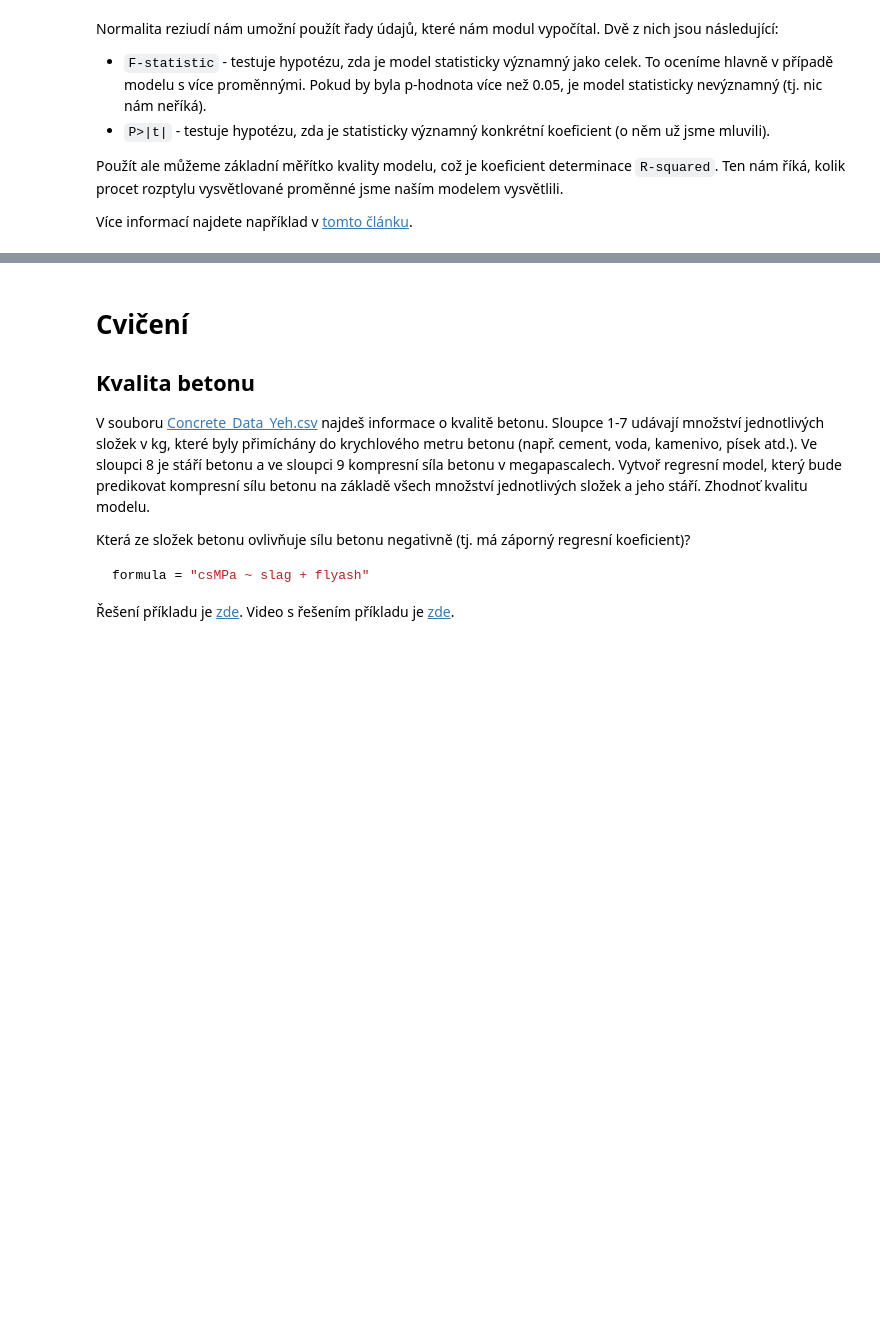
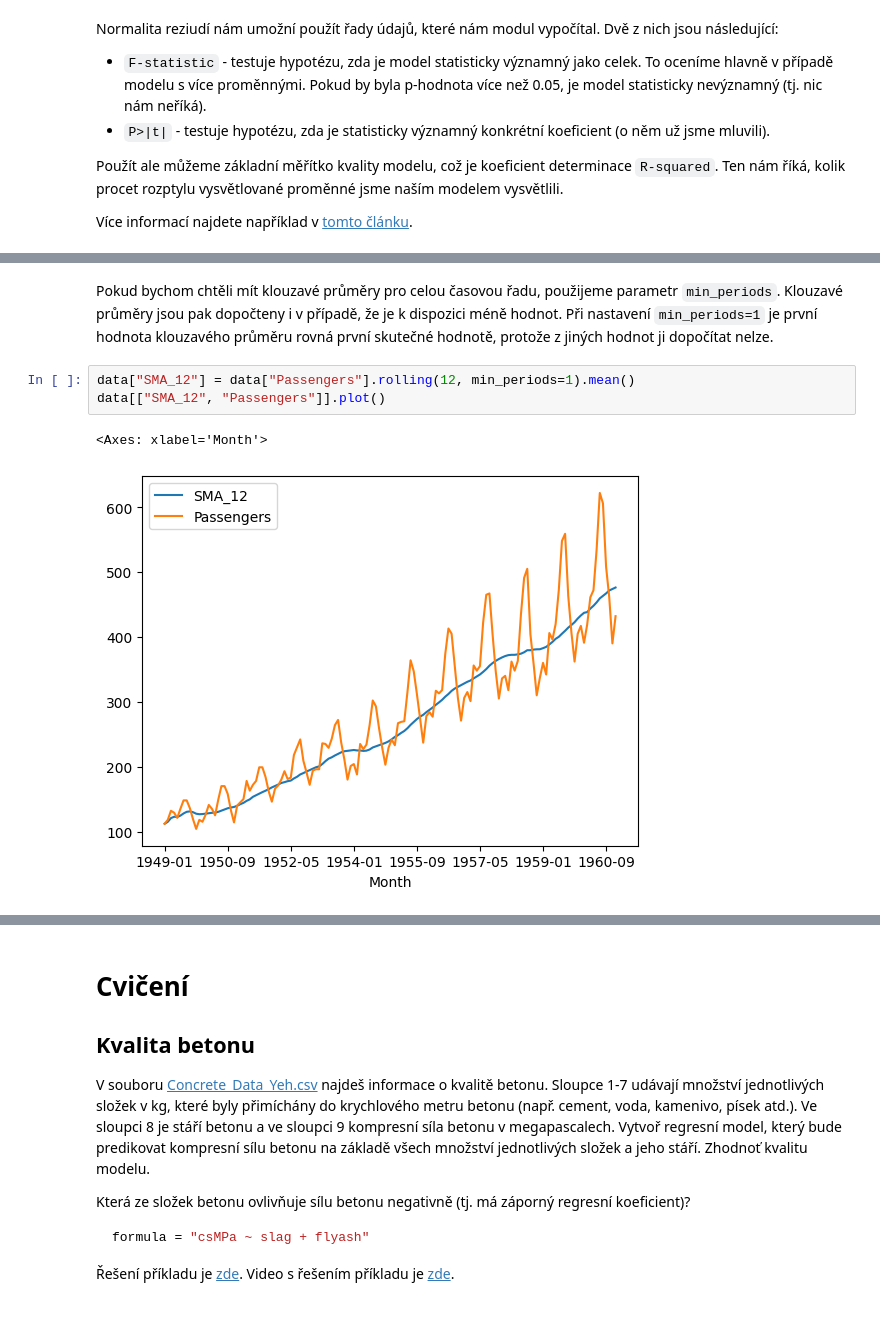
Before and after one commit to pesikj/PythonProDataScience, a Jupyter notebook: 06/lekce.ipynb, the cells around one changed output, grey strips where cells are left out. Saved outputs shown, nothing was run; the diff lists cells and outputs as text; blank space fills up the shorter version.

```diff
--- a/06/lekce.ipynb
+++ b/06/lekce.ipynb
@@ -407,0 +449,8 @@ Více informací najdete například v [tomto článku](https://medium.com/swlh/
+# %% [markdown]
+Pokud bychom chtěli mít klouzavé průměry pro celou časovou řadu, použijeme parametr `min_periods`. Klouzavé průměry jsou pak dopočteny i v případě, že je k dispozici méně hodnot. Při nastavení `min_periods=1` je první hodnota klouzavého průměru rovná první skutečné hodnotě, protože z jiných hodnot ji dopočítat nelze.
+# %%
+data["SMA_12"] = data["Passengers"].rolling(12, min_periods=1).mean()
+data[["SMA_12", "Passengers"]].plot()
+# %% [output]
+<Axes: xlabel='Month'>
+[figure, added]
```
Also changed, not shown: parts of 20 cells of this notebook, 1 other file.
